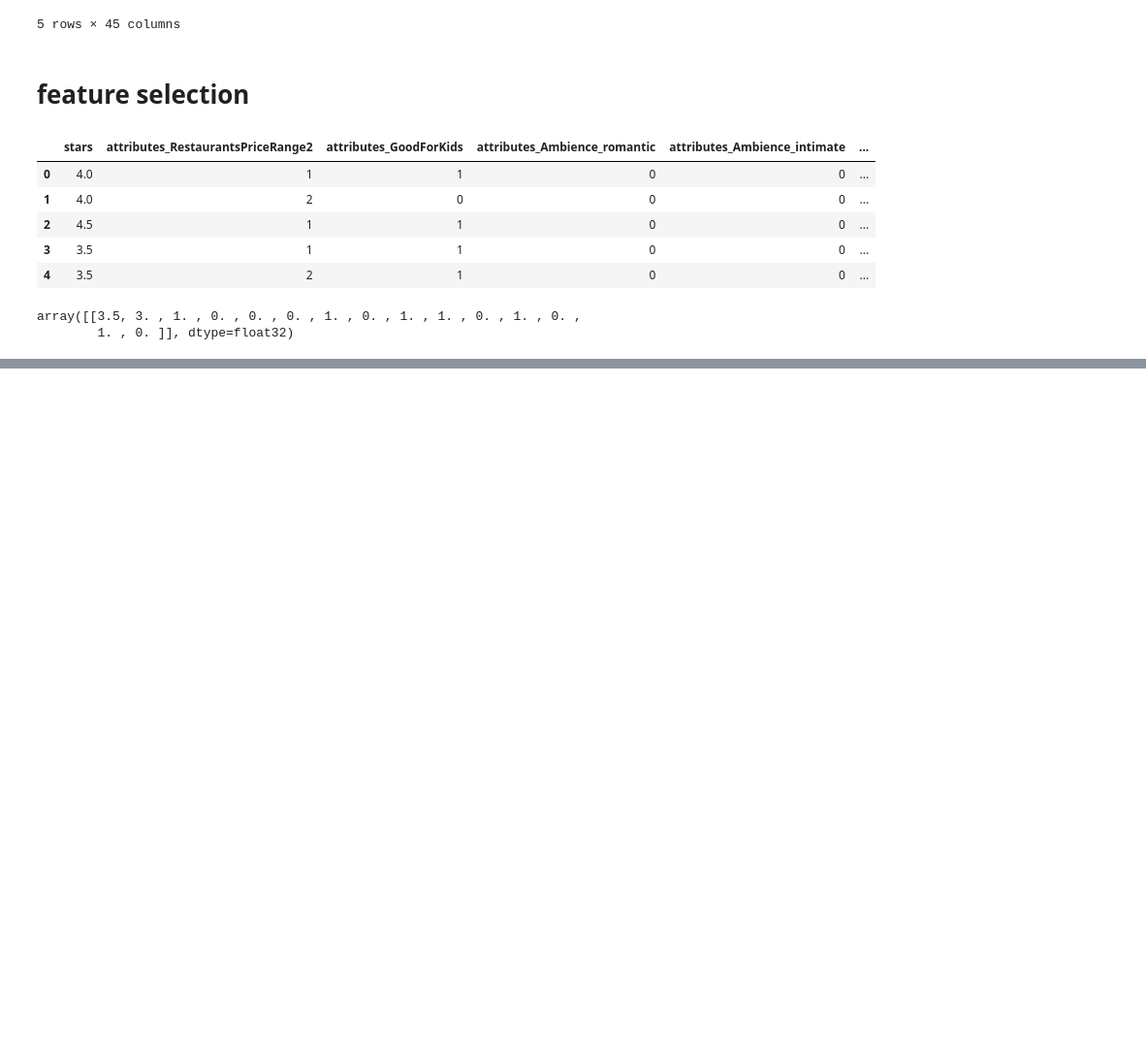
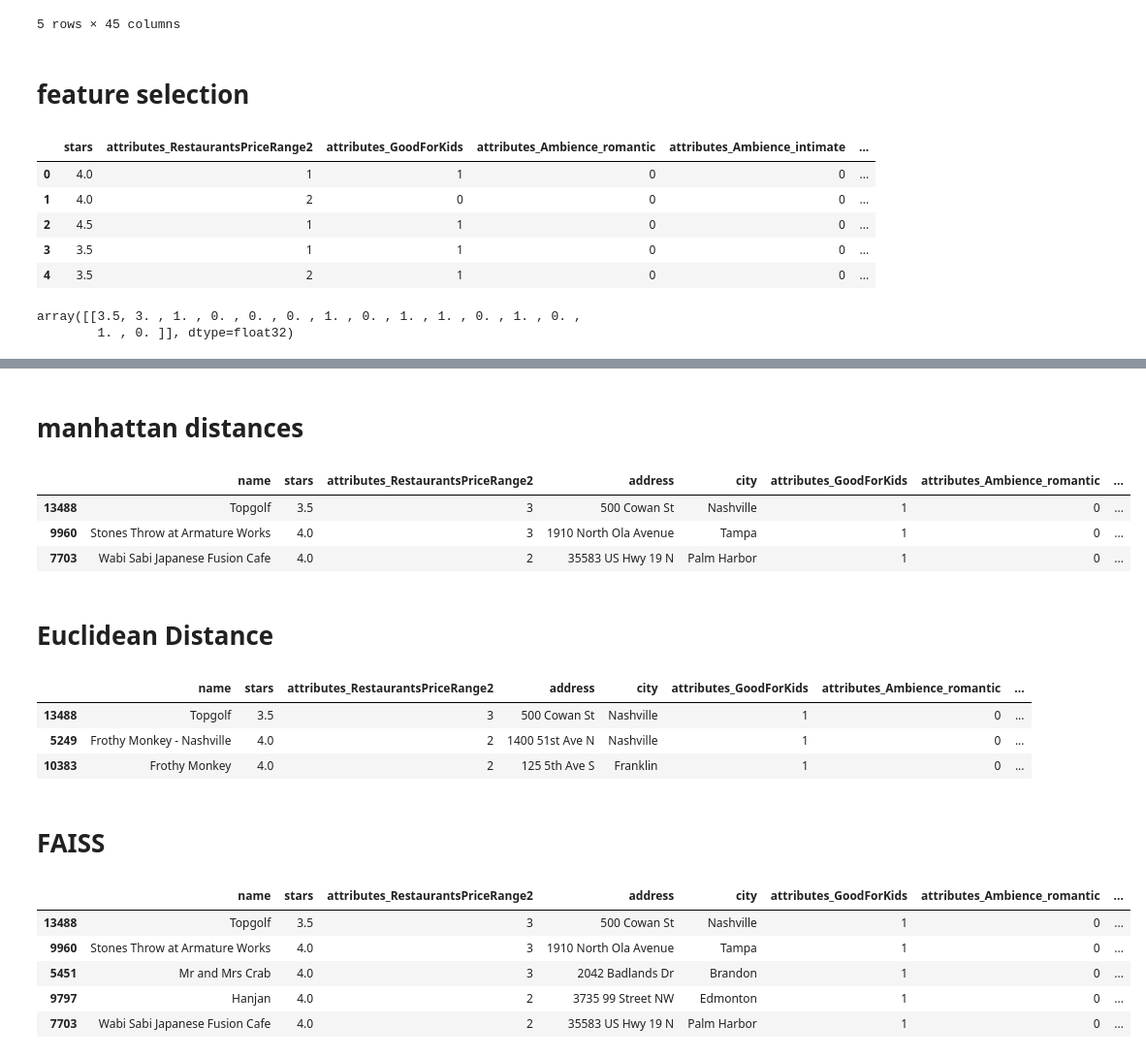
Before and after one commit to YounisMohamed/Travia, a Jupyter notebook: Implementation/AI/src/Content-Based-Filtering.ipynb, the cells around one changed output, grey strips where cells are left out. Shown at 97% size. Drawn from its saved outputs; the diff is of its cells as text; code cells hidden in the pictures; blank space fills up the shorter version.

```diff
--- a/Implementation/AI/src/Content-Based-Filtering.ipynb
+++ b/Implementation/AI/src/Content-Based-Filtering.ipynb
@@ -113,12 +117,2 @@ recommend_businesses(user_pref,ds,data_set)
-# %%
-user_pref = {
-    #"Bars_Night","Beauty_Health_Care","Cafes","GYM","Restaurants_Cuisines","Shops"
-    "category": [0],
-    "min_stars": 3.5,
-    "price_range": 3,
-    "attributes_Ambience_touristy": 1,
-    "attributes_Ambience_trendy": 1,
-    "attributes_Ambience_classy": 0,
-    "attributes_Ambience_casual": 1,
-    "intimate_or_family": 'intimate'
-}
+# %% [markdown]
+# manhattan distances
@@ -124,0 +141,9 @@ user_pref = {
+# %%
+recommend_businesses_manhattan(user_pref, ds, data_set)
+# %% [output]
+|  | name | stars | attributes_RestaurantsPriceRange2 | address | city | attributes_GoodForKids | attributes_Ambience_romantic | ... |
+| 13488 | Topgolf | 3.5 | 3 | 500 Cowan St | Nashville | 1 | 0 | ... |
+| 9960 | Stones Throw at Armature Works | 4.0 | 3 | 1910 North Ola Avenue | Tampa | 1 | 0 | ... |
+| 7703 | Wabi Sabi Japanese Fusion Cafe | 4.0 | 2 | 35583 US Hwy 19 N | Palm Harbor | 1 | 0 | ... |
+# %% [markdown]
+# Euclidean Distance
@@ -124,0 +174,44 @@ user_pref = {
+# %%
+recommend_businesses_euclidean(user_pref, ds, data_set)
+# %% [output]
+|  | name | stars | attributes_RestaurantsPriceRange2 | address | city | attributes_GoodForKids | attributes_Ambience_romantic | ... |
+| 13488 | Topgolf | 3.5 | 3 | 500 Cowan St | Nashville | 1 | 0 | ... |
+| 5249 | Frothy Monkey - Nashville | 4.0 | 2 | 1400 51st Ave N | Nashville | 1 | 0 | ... |
+| 10383 | Frothy Monkey | 4.0 | 2 | 125 5th Ave S | Franklin | 1 | 0 | ... |
+# %% [markdown]
+# FAISS
+# %%
+def recommend_businesses_faiss_cosine(user_pref, data, original_df, k=3):
+    import numpy as np
+
+    data_np = np.ascontiguousarray(data.to_numpy().astype('float32'))
+    user_vector = np.ascontiguousarray(create_user_pref_vector(user_pref).astype('float32').reshape(1, -1))
+    faiss.normalize_L2(data_np)
+    faiss.normalize_L2(user_vector)
+    index = faiss.IndexFlatIP(data_np.shape[1])
+    index.add(data_np)
+
+    distances, indices = index.search(user_vector, k)
+
+    sorted_indices = indices[0]
+
+    recommendations = original_df.iloc[sorted_indices][[
+        "name", "stars", "attributes_RestaurantsPriceRange2", "address", "city",
+        "attributes_GoodForKids", "attributes_Ambience_romantic", "attributes_Ambience_intimate",
+        "attributes_Ambience_touristy", "attributes_Ambience_trendy", "attributes_Ambience_classy",
+        "attributes_Ambience_casual", "Bars_Night", "Beauty_Health_Care", "Cafes",
+        "GYM", "Restaurants_Cuisines", "Shops"
+    ]].copy()
+
+    recommendations["cosine_similarity"] = distances[0]
+
+    return recommendations
+# %%
+recommend_businesses_faiss_cosine(user_pref, ds, data_set, k=5)
+# %% [output]
+|  | name | stars | attributes_RestaurantsPriceRange2 | address | city | attributes_GoodForKids | attributes_Ambience_romantic | ... |
+| 13488 | Topgolf | 3.5 | 3 | 500 Cowan St | Nashville | 1 | 0 | ... |
+| 9960 | Stones Throw at Armature Works | 4.0 | 3 | 1910 North Ola Avenue | Tampa | 1 | 0 | ... |
+| 5451 | Mr and Mrs Crab | 4.0 | 3 | 2042 Badlands Dr | Brandon | 1 | 0 | ... |
+| 9797 | Hanjan | 4.0 | 2 | 3735 99 Street NW | Edmonton | 1 | 0 | ... |
+| 7703 | Wabi Sabi Japanese Fusion Cafe | 4.0 | 2 | 35583 US Hwy 19 N | Palm Harbor | 1 | 0 | ... |
```
Also changed, not shown: parts of 5 cells of this notebook, 1 other file.
